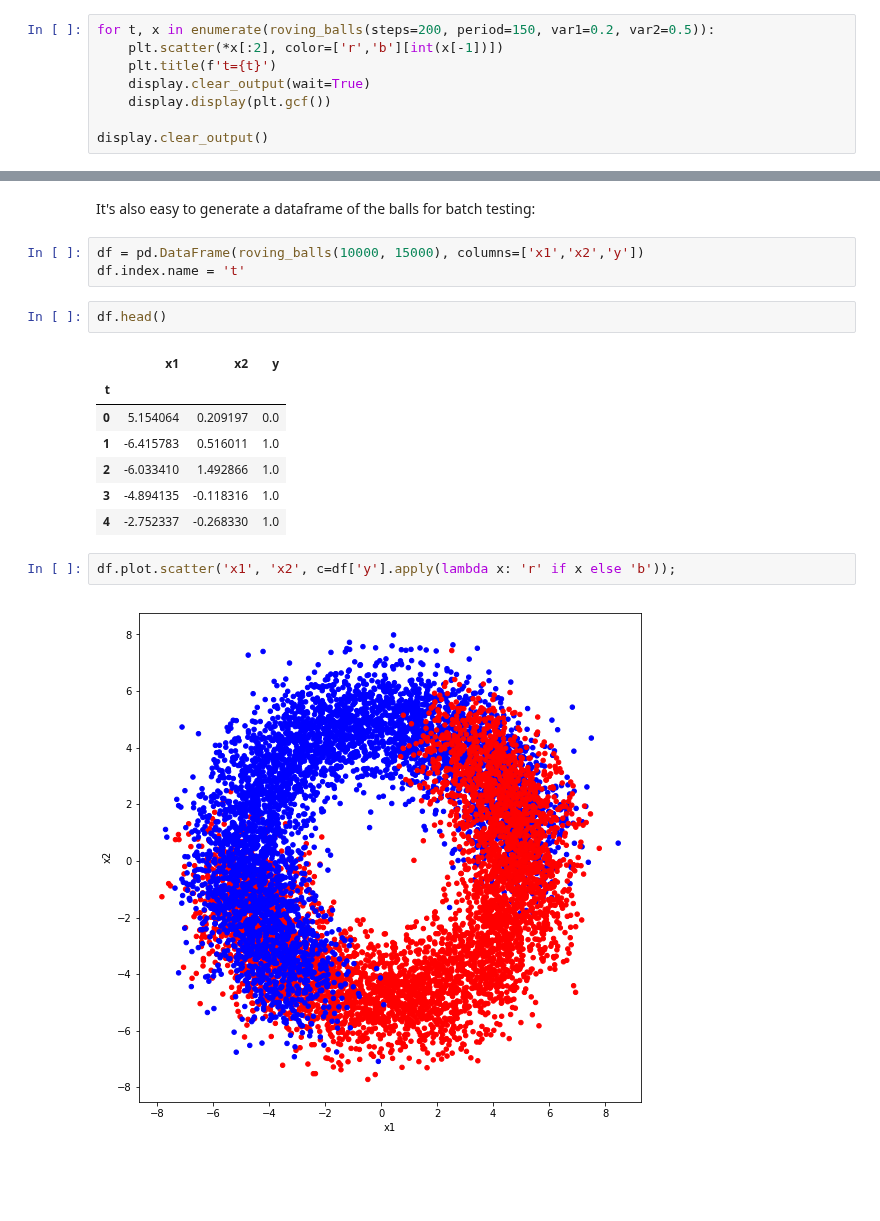
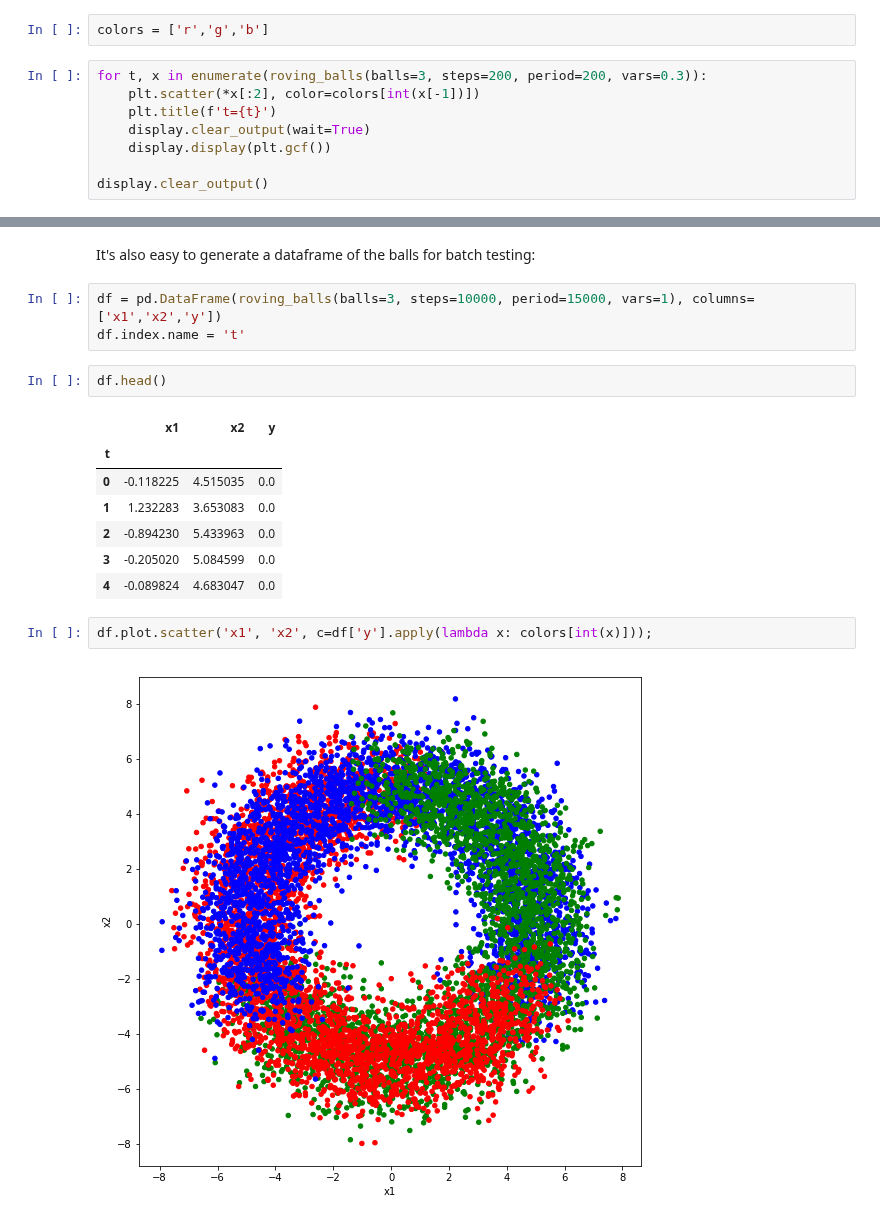
Before and after one commit to AndreasAlam/olac, a Jupyter notebook: notebooks/jdb-data-roving-balls.ipynb, the cells around one changed output, grey strips where cells are left out. Cells and saved outputs as stored; diff of their text form; blank space fills up the shorter version.

Commit message:
Added option to choose number of balls

```diff
--- a/notebooks/jdb-data-roving-balls.ipynb
+++ b/notebooks/jdb-data-roving-balls.ipynb
@@ -42,9 +42,11 @@ roving_balls(steps=1000, period=1000, radius=5, var1=1, var2=1, center=(0, 0))
         Data point of form [x1, x2, label]
 # %% [markdown]
 We can visualize what's happening in the dataset with a little animation:
+# %%
+colors = ['r','g','b']
 # %%
-for t, x in enumerate(roving_balls(steps=200, period=150, var1=0.2, var2=0.5)):
-    plt.scatter(*x[:2], color=['r','b'][int(x[-1])])
+for t, x in enumerate(roving_balls(balls=3, steps=200, period=200, vars=0.3)):
+    plt.scatter(*x[:2], color=colors[int(x[-1])])
     plt.title(f't={t}')
     display.clear_output(wait=True)
     display.display(plt.gcf())
@@ -55,19 +57,19 @@ display.clear_output()
 # %% [markdown]
 It's also easy to generate a dataframe of the balls for batch testing:
 # %%
-df = pd.DataFrame(roving_balls(10000, 15000), columns=['x1','x2','y'])
+df = pd.DataFrame(roving_balls(balls=3, steps=10000, period=15000, vars=1), columns=['x1','x2','y'])
 df.index.name = 't'
 # %%
 df.head()
 # %% [output]
 |  | x1 | x2 | y |
 | t |  |  |  |
-| 0 | 5.154064 | 0.209197 | 0.0 |
-| 1 | -6.415783 | 0.516011 | 1.0 |
-| 2 | -6.033410 | 1.492866 | 1.0 |
-| 3 | -4.894135 | -0.118316 | 1.0 |
-| 4 | -2.752337 | -0.268330 | 1.0 |
+| 0 | -0.118225 | 4.515035 | 0.0 |
+| 1 | 1.232283 | 3.653083 | 0.0 |
+| 2 | -0.894230 | 5.433963 | 0.0 |
+| 3 | -0.205020 | 5.084599 | 0.0 |
+| 4 | -0.089824 | 4.683047 | 0.0 |
 # %%
-df.plot.scatter('x1', 'x2', c=df['y'].apply(lambda x: 'r' if x else 'b'));
+df.plot.scatter('x1', 'x2', c=df['y'].apply(lambda x: colors[int(x)]));
 # %% [output]
-[figure, old version]
+[figure, new version]
```
Also changed, not shown: parts of 2 cells of this notebook, 1 other file.
